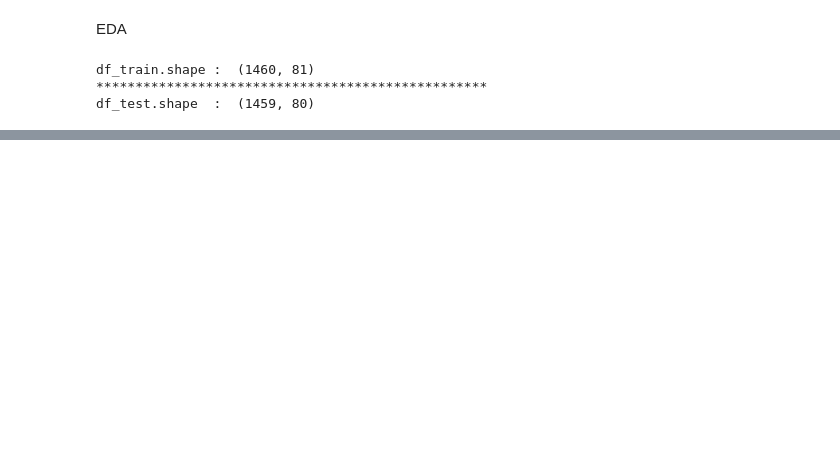
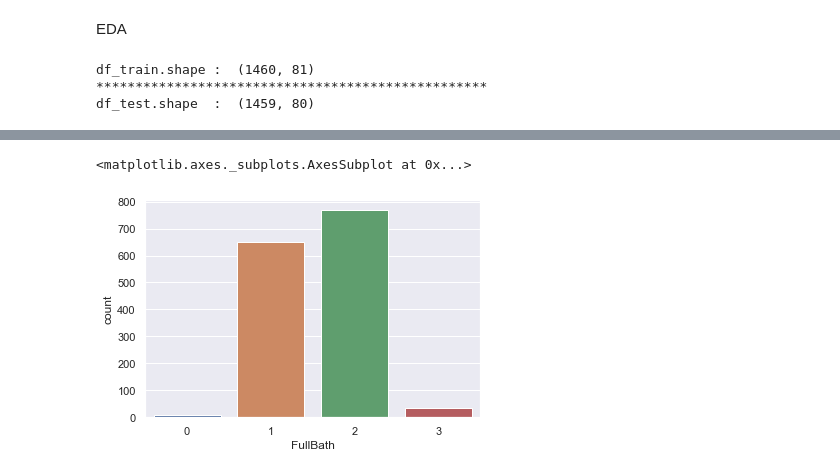
Before and after one commit to MiaLPrice/IntroMLProject, a Jupyter notebook: MLProject.ipynb, the cells around one changed output, grey strips where cells are left out. Saved outputs shown, nothing was run; the diff lists cells and outputs as text; code cells hidden in the pictures; blank space fills up the shorter version.

```diff
--- a/MLProject.ipynb
+++ b/MLProject.ipynb
@@ -43,0 +87,5 @@ memory usage: 924.0+ KB
+# %%
+sns.countplot(df_train.FullBath )
+# %% [output]
+<matplotlib.axes._subplots.AxesSubplot at 0x...>
+[figure, added]
```
Also changed, not shown: parts of 26 cells of this notebook, 2 other files.
